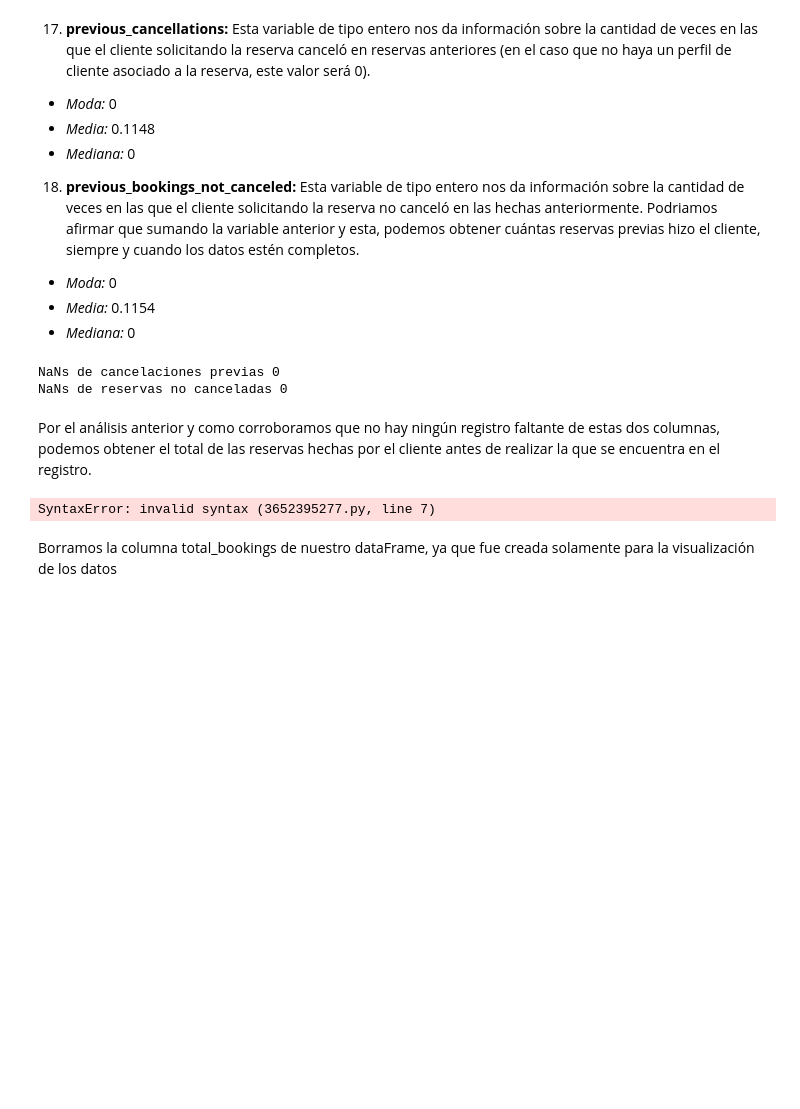
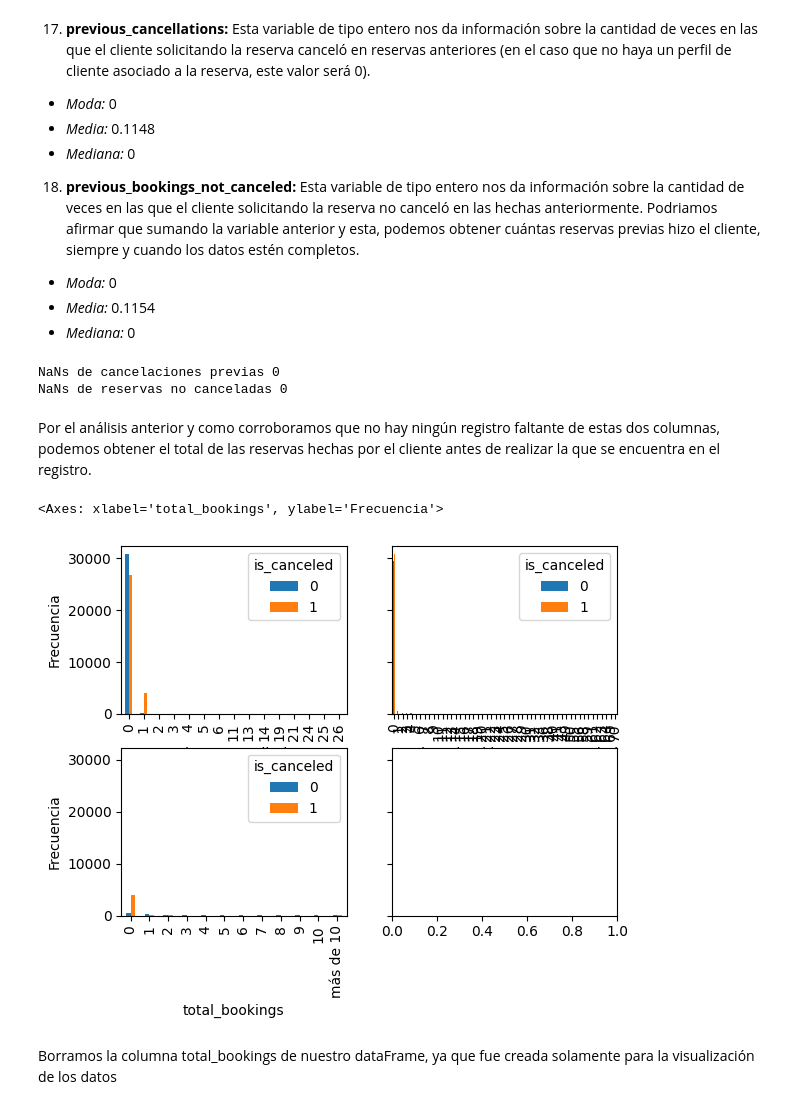
Before and after one commit to LuchoLorenzo1/7506R-1C2023-GRUPO19, a Jupyter notebook: 7506R_TP1_GRUPO19_CH1_ENTREGA.ipynb, the cells around one changed output. Cells and saved outputs as stored; diff of their text form; code cells hidden in the pictures; blank space fills up the shorter version.

```diff
--- a/7506R_TP1_GRUPO19_CH1_ENTREGA.ipynb
+++ b/7506R_TP1_GRUPO19_CH1_ENTREGA.ipynb
@@ -429,13 +433,14 @@ Por el análisis anterior y como corroboramos que no hay ningún registro faltan
 # %%
 fig, axes = plt.subplots(nrows=2, ncols=2, sharey=True)
 
 pd.crosstab(df['previous_cancellations'], df['is_canceled']).plot(kind='bar', ylabel='Frecuencia', ax=axes[0][0])
 pd.crosstab(df['previous_bookings_not_canceled'], df['is_canceled']).plot(kind='bar', ylabel='Frecuencia',ax=axes[0][1])
 
 df['total_bookings'] = pd.cut(df["previous_cancellations"] + df["previous_bookings_not_canceled"], bins=[0,1,2,3,4,5,6,7,8,9,10,11,float('inf')], labels=['0','1','2','3','4','5','6','7','8','9','10','más de 10'])
-pd.crosstab(df['total_bookings'], df['is_canceled']).plot(kind='bar', ylabel='Frecuencia'ax=axes[1][0])
+pd.crosstab(df['total_bookings'], df['is_canceled']).plot(kind='bar', ylabel='Frecuencia',ax=axes[1][0])
 # %% [output]
-SyntaxError: invalid syntax (3652395277.py, line 7)
+<Axes: xlabel='total_bookings', ylabel='Frecuencia'>
+[figure, added]
 # %% [markdown]
 Borramos la columna total_bookings de nuestro dataFrame, ya que fue creada solamente para la visualización de los datos
 # %%
```
Also changed, not shown: parts of 37 cells of this notebook.
